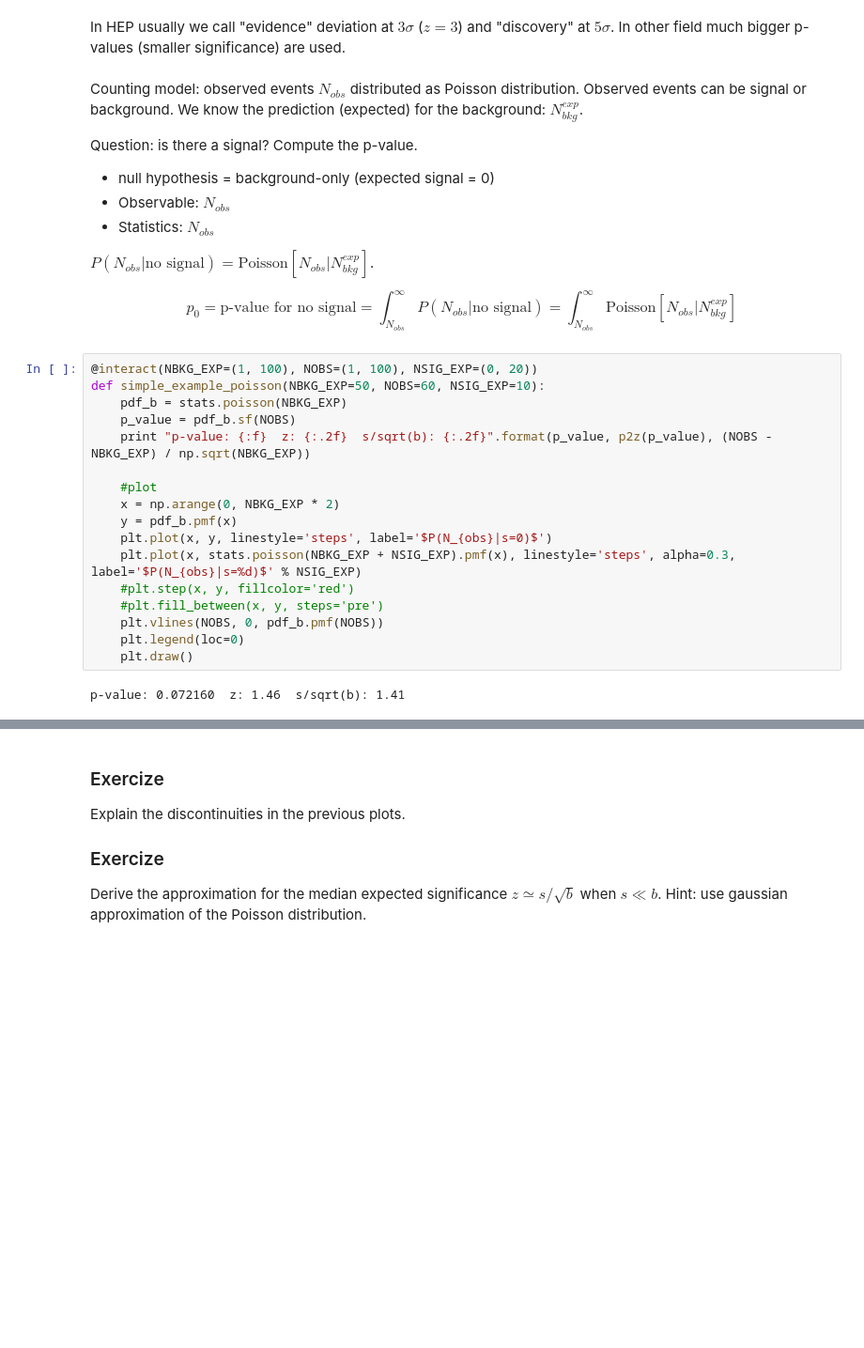
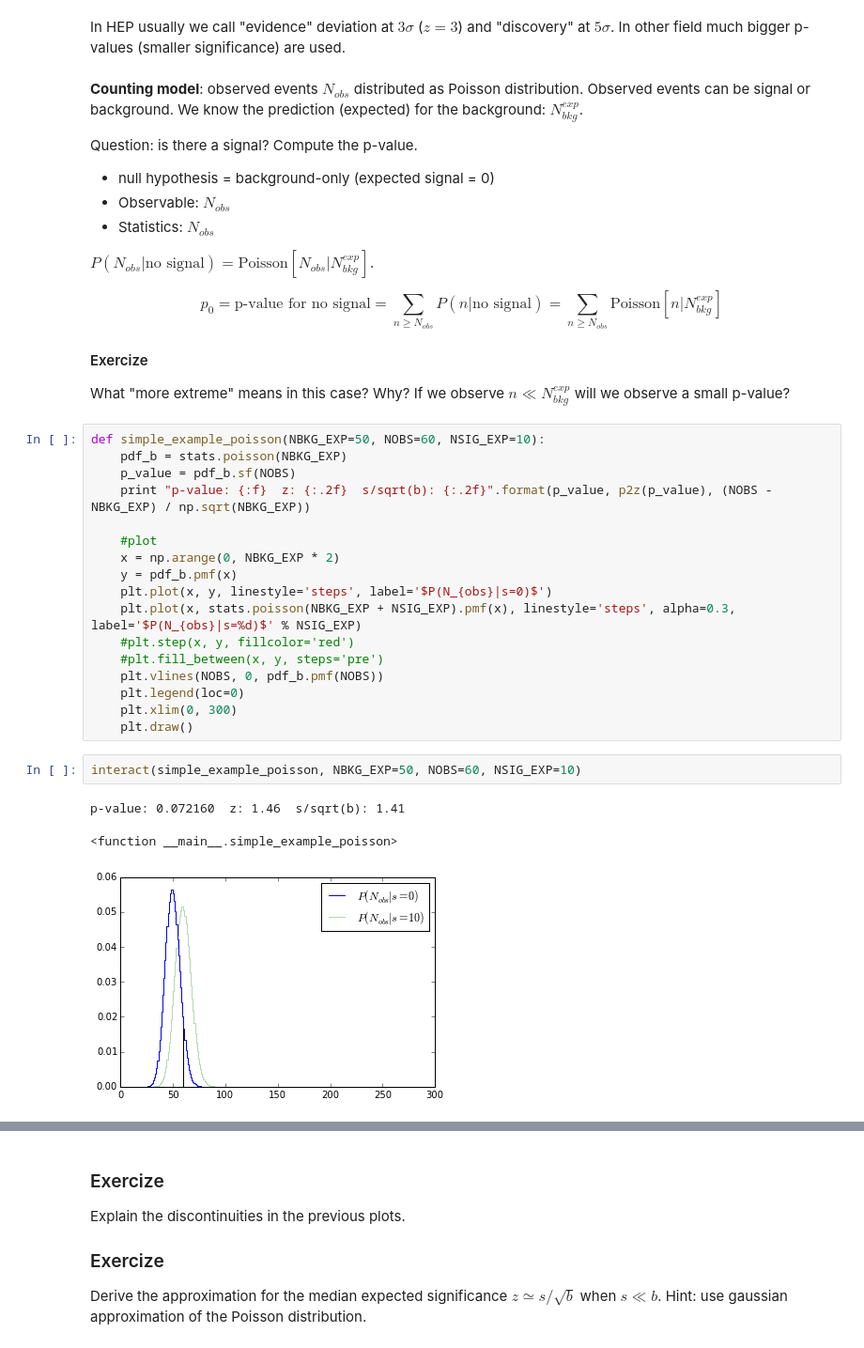
Before and after one commit to wiso/StatisticsLectures, a Jupyter notebook: Lecture1.ipynb, the cells around one changed output, grey strips where cells are left out. Shown at 94% size. Saved outputs shown, nothing was run; the diff lists cells and outputs as text; blank space fills up the shorter version.

```diff
--- a/Lecture1.ipynb
+++ b/Lecture1.ipynb
@@ -264,7 +277,7 @@ HTML(table)
 # %% [markdown]
 In HEP usually we call "evidence" deviation at $3\sigma$ ($z=3$) and "discovery" at $5\sigma$. In other field much bigger p-values (smaller significance) are used.
 # %% [markdown]
-Counting model: observed events $N_{obs}$ distributed as Poisson distribution. Observed events can be signal or background. We know the prediction (expected) for the background: $N_{bkg}^{exp}$.
+<strong>Counting model</strong>: observed events $N_{obs}$ distributed as Poisson distribution. Observed events can be signal or background. We know the prediction (expected) for the background: $N_{bkg}^{exp}$.
 
 Question: is there a signal? Compute the p-value.
    * null hypothesis = background-only (expected signal = 0)
@@ -273,9 +286,12 @@ Question: is there a signal? Compute the p-value.
 
 $P(N_{obs} | \text{no signal}) = \text{Poisson}[N_{obs}|N_{bkg}^{exp}]$.
 
-$$p_0 = \text{p-value for no signal} = \int_{N_{obs}}^{\infty} P(N_{obs}|\text{no signal}) =\int_{N_{obs}}^{\infty} \text{Poisson}[N_{obs}|N_{bkg}^{exp}]$$
+$$p_0 = \text{p-value for no signal} = \sum_{n\geq N_{obs}} P(n|\text{no signal}) =\sum_{n\geq N_{obs}} \text{Poisson}[n|N_{bkg}^{exp}]$$
+
+#### Exercize
+What "more extreme" means in this case? Why?
+If we observe $n\ll N_{bkg}^{exp}$ will we observe a small p-value?
 # %%
-@interact(NBKG_EXP=(1, 100), NOBS=(1, 100), NSIG_EXP=(0, 20))
 def simple_example_poisson(NBKG_EXP=50, NOBS=60, NSIG_EXP=10):
     pdf_b = stats.poisson(NBKG_EXP)
     p_value = pdf_b.sf(NOBS)
@@ -290,7 +306,12 @@ def simple_example_poisson(NBKG_EXP=50, NOBS=60, NSIG_EXP=10):
     #plt.fill_between(x, y, steps='pre')
     plt.vlines(NOBS, 0, pdf_b.pmf(NOBS))
     plt.legend(loc=0)
+    plt.xlim(0, 300)
     plt.draw()
-# %% [output]
-p-value: 0.072160  z: 1.46  s/sqrt(b): 1.41
+# %%
+interact(simple_example_poisson, NBKG_EXP=50, NOBS=60, NSIG_EXP=10)
+# %% [output]
+p-value: 0.072160  z: 1.46  s/sqrt(b): 1.41
+<function __main__.simple_example_poisson>
+[figure, added]
 # %% [markdown]
```
Also changed, not shown: parts of 79 cells of this notebook.
